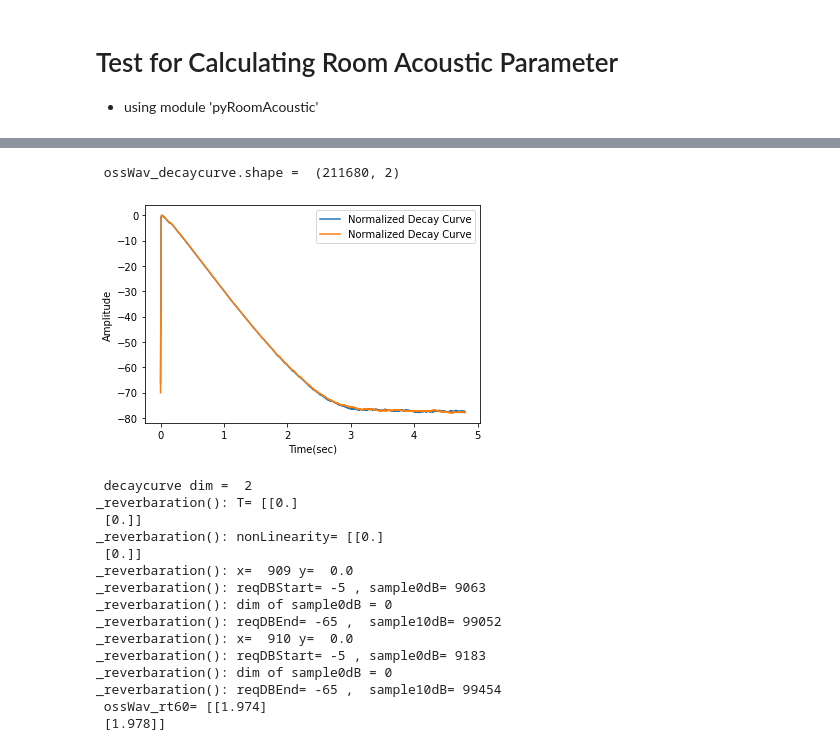
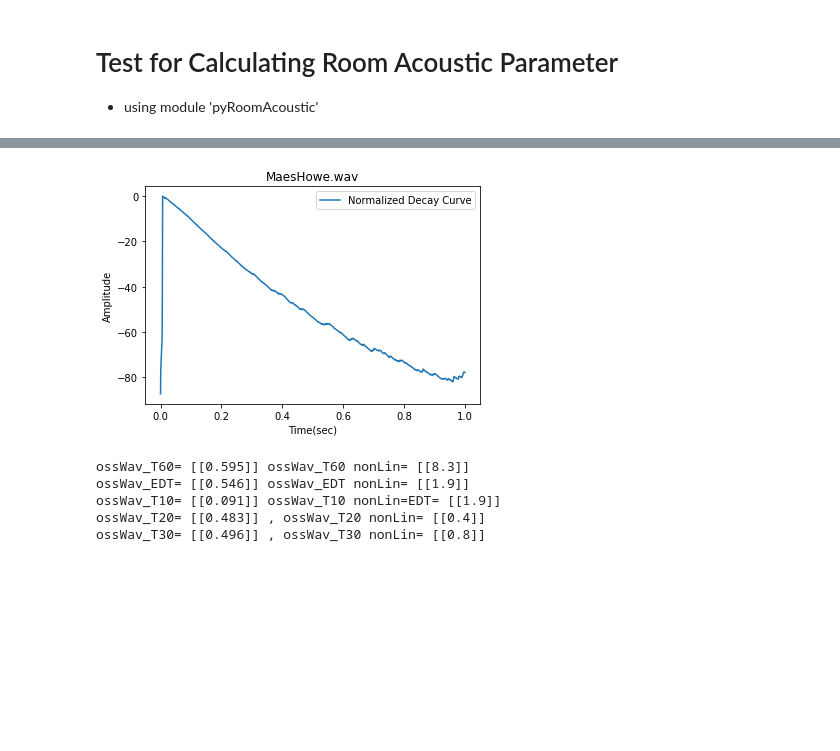
Before and after one commit to sunnyside74/pyOssAudioAnalyzer, a Jupyter notebook: ossTestAcousticCalc.ipynb, the cells around one changed output, grey strips where cells are left out. Cells and saved outputs as stored; diff of their text form; code cells hidden in the pictures; blank space fills up the shorter version.

```diff
--- a/ossTestAcousticCalc.ipynb
+++ b/ossTestAcousticCalc.ipynb
@@ -81,37 +82,32 @@ Length =  211680
-# %%
-import pyRoomAcoustic
-
-
-#ossWav_decaycurve = pyRoomAcoustic.decayCurve(ossWav_data[:,0], ossWav_time, ossWav_fs)
-ossWav_decaycurve = pyRoomAcoustic.decayCurve(ossWav_data, ossWav_time, ossWav_fs)
-
-#dbg.dPrint("", "ossWav_decaycurve.shape = ", ossWav_decaycurve.shape)
-
-np.zeros((2,1))
-
-# Plot Normalized Decay Curve
-dbg.plotAudio(ossWav_fs, ossWav_decaycurve, "Normalized Decay Curve", "Time(sec)", "Amplitude")
-
-#dbg.dPrint("", "decaycurve dim = ", ossWav_decaycurve.ndim)      # for Debug
-
-ossWav_rt60, ossWav_nonLin = pyRoomAcoustic.T60(ossWav_decaycurve, ossWav_fs)
-
-dbg.dPrint("", "ossWav_rt60=", ossWav_rt60)         # for Debug
-# %% [output]
- ossWav_decaycurve.shape =  (211680, 2)
-[figure, removed]
- decaycurve dim =  2
-_reverbaration(): T= [[0.]
- [0.]]
-_reverbaration(): nonLinearity= [[0.]
- [0.]]
-_reverbaration(): x=  909 y=  0.0
-_reverbaration(): reqDBStart= -5 , sample0dB= 9063
-_reverbaration(): dim of sample0dB = 0
-_reverbaration(): reqDBEnd= -65 ,  sample10dB= 99052
-_reverbaration(): x=  910 y=  0.0
-_reverbaration(): reqDBStart= -5 , sample0dB= 9183
-_reverbaration(): dim of sample0dB = 0
-_reverbaration(): reqDBEnd= -65 ,  sample10dB= 99454
- ossWav_rt60= [[1.974]
- [1.978]]
+# %%
+# Calculate T60
+import pyRoomAcoustic as room
+
+ossWav_decaycurve = room.decayCurve(ossWav_data[:,0], ossWav_time, ossWav_fs)
+
+# Plot Normalized Decay Curve
+dbg.dPlotAudio(ossWav_fs, ossWav_decaycurve, audio_fname, "Normalized Decay Curve", "Time(sec)", "Amplitude")
+
+# Calculate T60
+ossWav_t60, ossWav_t60nonLin = room.T60(ossWav_decaycurve, ossWav_fs)
+print("ossWav_T60=", ossWav_t60, "ossWav_T60 nonLin=", ossWav_t60nonLin)         # for Debug
+
+# Calculate EDT
+ossWav_EDT, ossWav_EDTnonLin = room.EDT(ossWav_decaycurve, ossWav_fs)
+print("ossWav_EDT=", ossWav_EDT, "ossWav_EDT nonLin=", ossWav_EDTnonLin)         # for Debug
+print("ossWav_T10=", ossWav_EDT/6, "ossWav_T10 nonLin=EDT=", ossWav_EDTnonLin)         # for Debug
+
+# Calculate T20
+ossWav_t20, ossWav_t20nonLin = room.T20(ossWav_decaycurve, ossWav_fs)
+print("ossWav_T20=", ossWav_t20, ", ossWav_T20 nonLin=", ossWav_t20nonLin)         # for Debug
+
+# Calculate T30
+ossWav_t30, ossWav_t30nonLin = room.T30(ossWav_decaycurve, ossWav_fs)
+print("ossWav_T30=", ossWav_t30, ", ossWav_T30 nonLin=", ossWav_t30nonLin)         # for Debug
+# %% [output]
+[figure, added]
+ossWav_T60= [[0.595]] ossWav_T60 nonLin= [[8.3]]
+ossWav_EDT= [[0.546]] ossWav_EDT nonLin= [[1.9]]
+ossWav_T10= [[0.091]] ossWav_T10 nonLin=EDT= [[1.9]]
+ossWav_T20= [[0.483]] , ossWav_T20 nonLin= [[0.4]]
+ossWav_T30= [[0.496]] , ossWav_T30 nonLin= [[0.8]]
```
Also changed, not shown: parts of 5 cells of this notebook, 2 other files.
